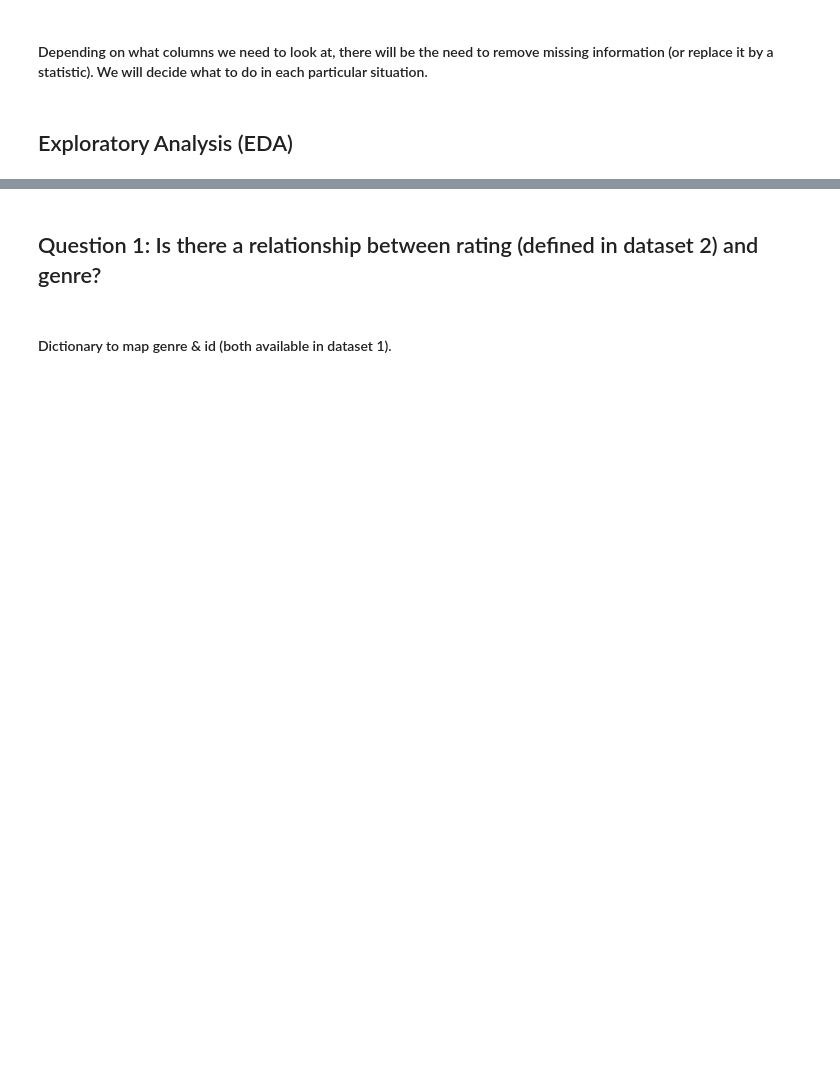
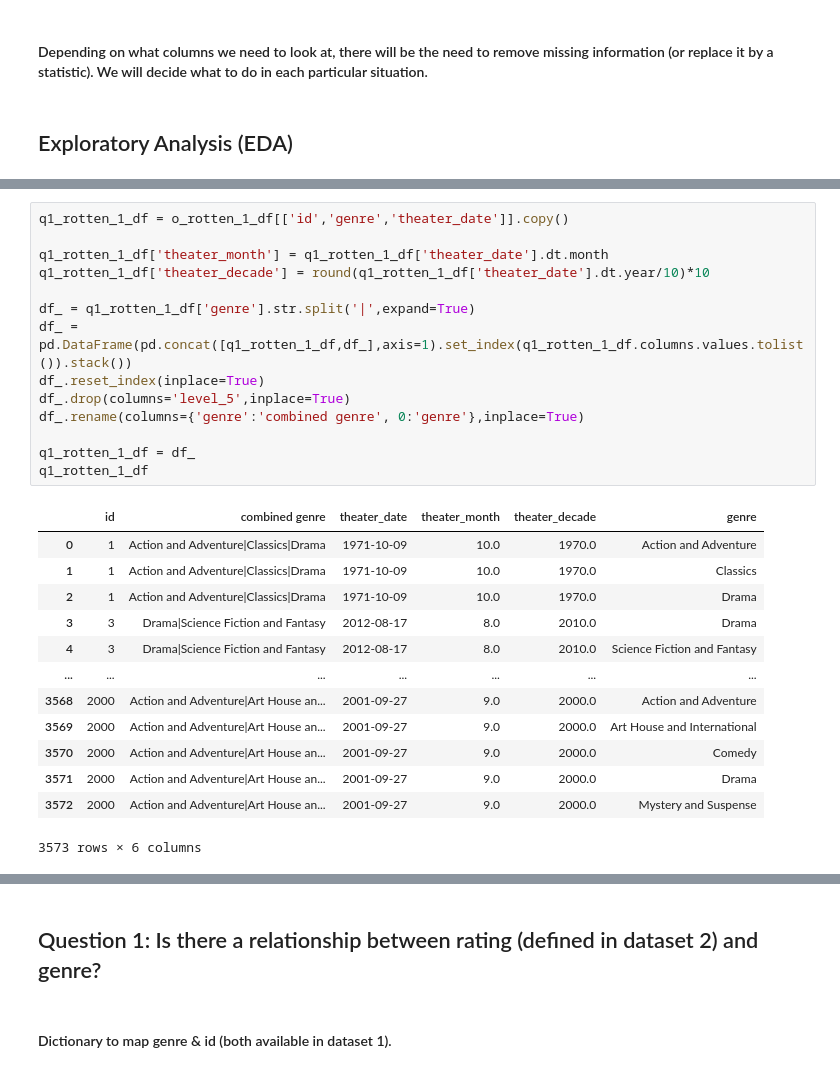
Before and after one commit to inesboxexa/project-films, a Jupyter notebook: rotten-datasets.ipynb, the cells around one changed output, grey strips where cells are left out. Saved outputs shown, nothing was run; the diff lists cells and outputs as text; blank space fills up the shorter version.

```diff
--- a/rotten-datasets.ipynb
+++ b/rotten-datasets.ipynb
@@ -246,0 +256,28 @@ array([0.6 ,  nan, 0.4 , 0.5 , 0.75, 0.8 , 1.  , 0.25, 0.62, 0.3 , 0.7 ,
+# %%
+q1_rotten_1_df = o_rotten_1_df[['id','genre','theater_date']].copy()
+
+q1_rotten_1_df['theater_month'] = q1_rotten_1_df['theater_date'].dt.month
+q1_rotten_1_df['theater_decade'] = round(q1_rotten_1_df['theater_date'].dt.year/10)*10
+
+df_ = q1_rotten_1_df['genre'].str.split('|',expand=True)
+df_ = pd.DataFrame(pd.concat([q1_rotten_1_df,df_],axis=1).set_index(q1_rotten_1_df.columns.values.tolist()).stack())
+df_.reset_index(inplace=True)
+df_.drop(columns='level_5',inplace=True)
+df_.rename(columns={'genre':'combined genre', 0:'genre'},inplace=True)
+
+q1_rotten_1_df = df_
+q1_rotten_1_df
+# %% [output]
+|  | id | combined genre | theater_date | theater_month | theater_decade | genre |
+| 0 | 1 | Action and Adventure|Classics|Drama | 1971-10-09 | 10.0 | 1970.0 | Action and Adventure |
+| 1 | 1 | Action and Adventure|Classics|Drama | 1971-10-09 | 10.0 | 1970.0 | Classics |
+| 2 | 1 | Action and Adventure|Classics|Drama | 1971-10-09 | 10.0 | 1970.0 | Drama |
+| 3 | 3 | Drama|Science Fiction and Fantasy | 2012-08-17 | 8.0 | 2010.0 | Drama |
+| 4 | 3 | Drama|Science Fiction and Fantasy | 2012-08-17 | 8.0 | 2010.0 | Science Fiction and Fantasy |
+| ... | ... | ... | ... | ... | ... | ... |
+| 3568 | 2000 | Action and Adventure|Art House an... | 2001-09-27 | 9.0 | 2000.0 | Action and Adventure |
+| 3569 | 2000 | Action and Adventure|Art House an... | 2001-09-27 | 9.0 | 2000.0 | Art House and International |
+| 3570 | 2000 | Action and Adventure|Art House an... | 2001-09-27 | 9.0 | 2000.0 | Comedy |
+| 3571 | 2000 | Action and Adventure|Art House an... | 2001-09-27 | 9.0 | 2000.0 | Drama |
+| 3572 | 2000 | Action and Adventure|Art House an... | 2001-09-27 | 9.0 | 2000.0 | Mystery and Suspense |
+3573 rows × 6 columns
```
Also changed, not shown: parts of 8 cells of this notebook.
